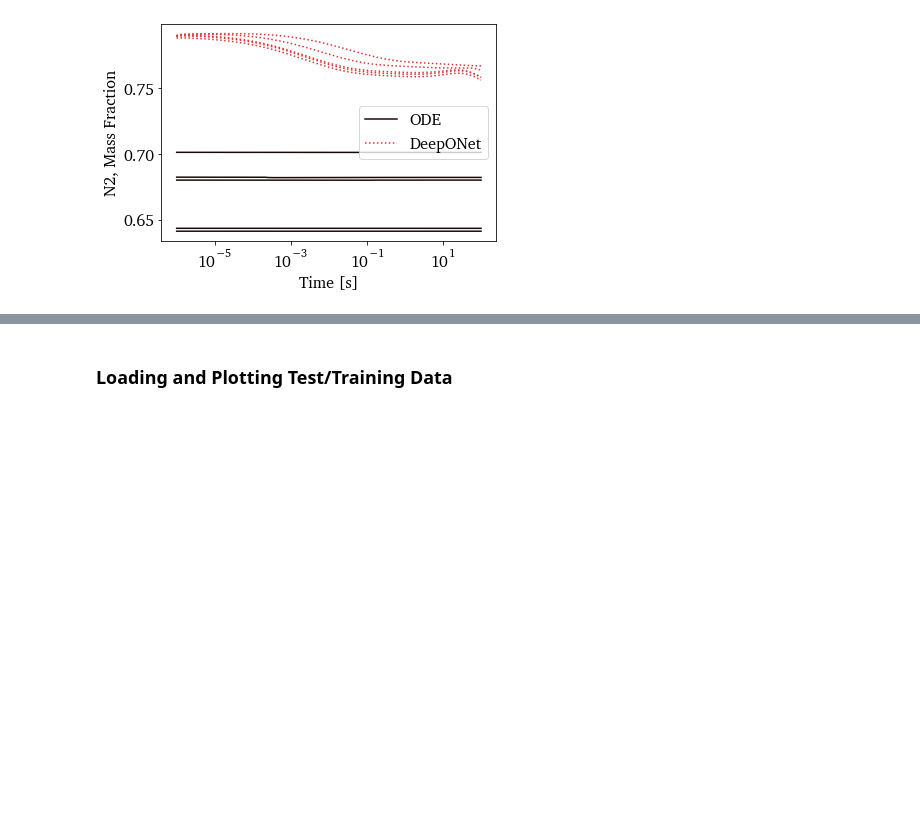
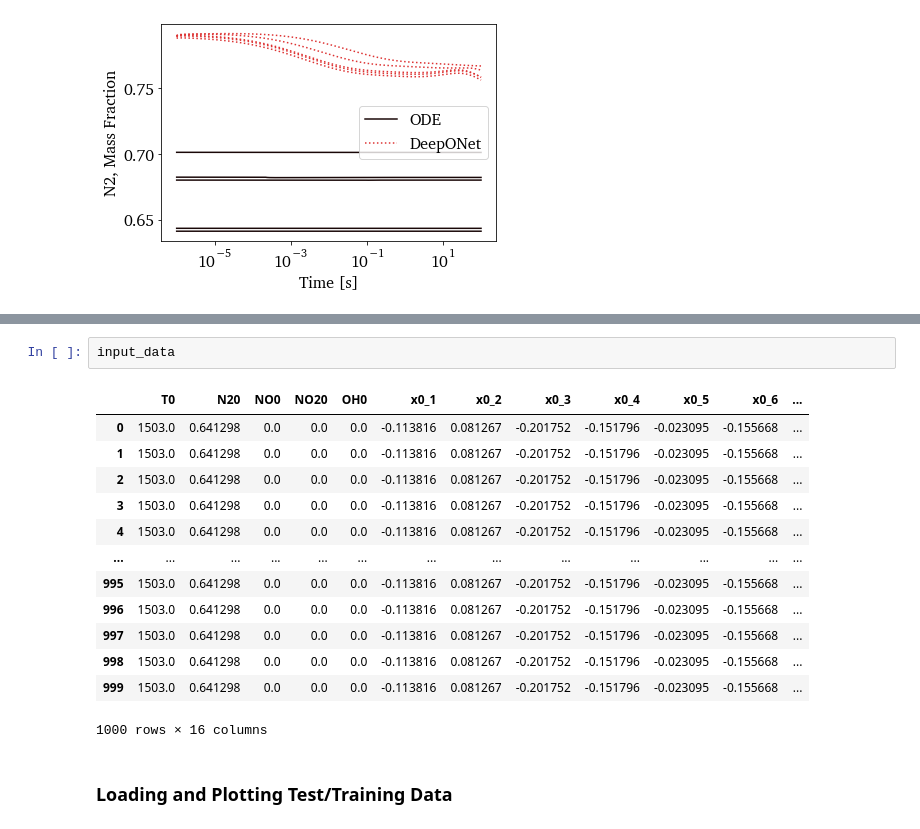
Before and after one commit to sandialabs/romnet, a Jupyter notebook: scripts/postprocessing/0DReactor/DeepONet/Predict_DeepONet_Autoencoded.ipynb, the cells around one changed output, grey strips where cells are left out. Saved outputs shown, nothing was run; the diff lists cells and outputs as text; blank space fills up the shorter version.

```diff
--- a/scripts/postprocessing/0DReactor/DeepONet/Predict_DeepONet_Autoencoded.ipynb
+++ b/scripts/postprocessing/0DReactor/DeepONet/Predict_DeepONet_Autoencoded.ipynb
@@ -351,3 +335,19 @@ y_Data
+# %%
+input_data
+# %% [output]
+|  | T0 | N20 | NO0 | NO20 | OH0 | x0_1 | x0_2 | x0_3 | x0_4 | x0_5 | x0_6 | ... |
+| 0 | 1503.0 | 0.641298 | 0.0 | 0.0 | 0.0 | -0.113816 | 0.081267 | -0.201752 | -0.151796 | -0.023095 | -0.155668 | ... |
+| 1 | 1503.0 | 0.641298 | 0.0 | 0.0 | 0.0 | -0.113816 | 0.081267 | -0.201752 | -0.151796 | -0.023095 | -0.155668 | ... |
+| 2 | 1503.0 | 0.641298 | 0.0 | 0.0 | 0.0 | -0.113816 | 0.081267 | -0.201752 | -0.151796 | -0.023095 | -0.155668 | ... |
+| 3 | 1503.0 | 0.641298 | 0.0 | 0.0 | 0.0 | -0.113816 | 0.081267 | -0.201752 | -0.151796 | -0.023095 | -0.155668 | ... |
+| 4 | 1503.0 | 0.641298 | 0.0 | 0.0 | 0.0 | -0.113816 | 0.081267 | -0.201752 | -0.151796 | -0.023095 | -0.155668 | ... |
+| ... | ... | ... | ... | ... | ... | ... | ... | ... | ... | ... | ... | ... |
+| 995 | 1503.0 | 0.641298 | 0.0 | 0.0 | 0.0 | -0.113816 | 0.081267 | -0.201752 | -0.151796 | -0.023095 | -0.155668 | ... |
+| 996 | 1503.0 | 0.641298 | 0.0 | 0.0 | 0.0 | -0.113816 | 0.081267 | -0.201752 | -0.151796 | -0.023095 | -0.155668 | ... |
+| 997 | 1503.0 | 0.641298 | 0.0 | 0.0 | 0.0 | -0.113816 | 0.081267 | -0.201752 | -0.151796 | -0.023095 | -0.155668 | ... |
+| 998 | 1503.0 | 0.641298 | 0.0 | 0.0 | 0.0 | -0.113816 | 0.081267 | -0.201752 | -0.151796 | -0.023095 | -0.155668 | ... |
+| 999 | 1503.0 | 0.641298 | 0.0 | 0.0 | 0.0 | -0.113816 | 0.081267 | -0.201752 | -0.151796 | -0.023095 | -0.155668 | ... |
+1000 rows × 16 columns
 # %% [markdown]
 ### Loading and Plotting Test/Training Data
 # %%
```
Also changed, not shown: parts of 1 cell of this notebook, 7 other files.
